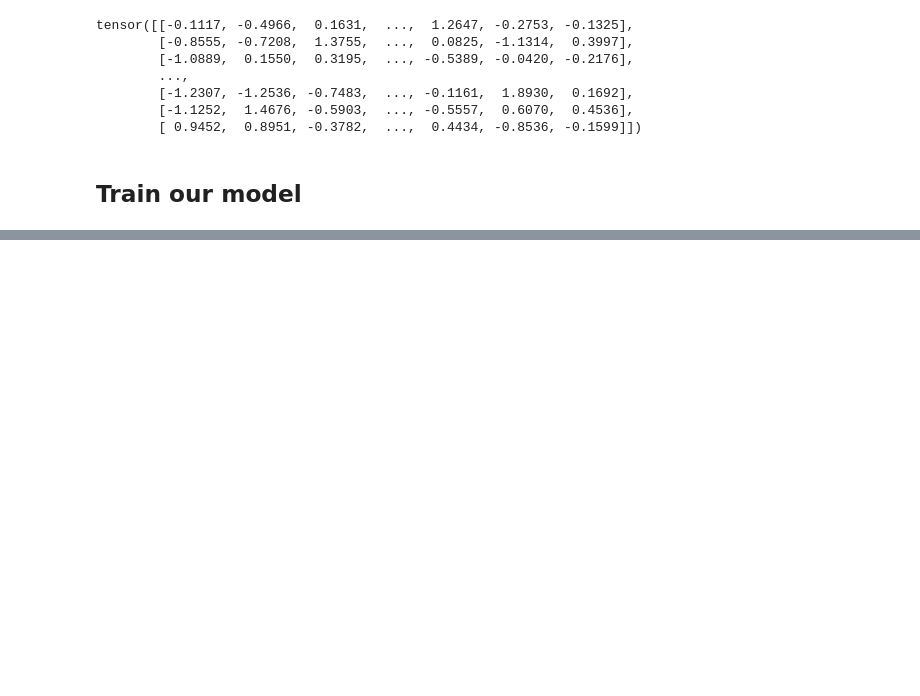
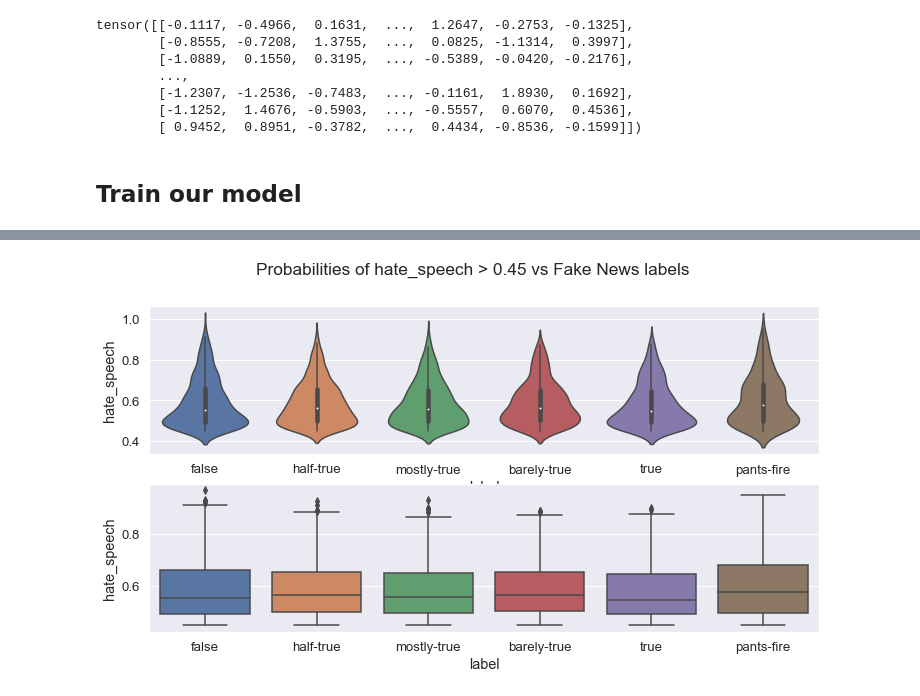
Before and after one commit to reneang17/hate-speech-dataset, a Jupyter notebook: convolutional_white_sup_forum.ipynb, the cells around one changed output, grey strips where cells are left out. Saved outputs shown, nothing was run; the diff lists cells and outputs as text; code cells hidden in the pictures; blank space fills up the shorter version.

```diff
--- a/convolutional_white_sup_forum.ipynb
+++ b/convolutional_white_sup_forum.ipynb
@@ -405,0 +498,15 @@ print_metrics(_preds , _labels)
+# %%
+fig, ax = plt.subplots(nrows=2, ncols=1,figsize=(12, 6))
+axx=ax.flat
+th=0.45
+cat= 'hate_speech'
+_df = df[ (df[cat]>=th)  ]
+
+sns.violinplot(y=cat,x= 'label' , data= _df, kind="box", ax=axx[0])
+sns.catplot(y=cat,x= 'label' , data=_df, kind="box", ax=axx[1])
+sns.set(font_scale=1.2)
+fig.suptitle('Probabilities of '+cat+' > '+ str(th) +' vs Fake News labels')
+
+plt.close(2);
+# %% [output]
+[figure, added]
```
Also changed, not shown: parts of 38 cells of this notebook.
